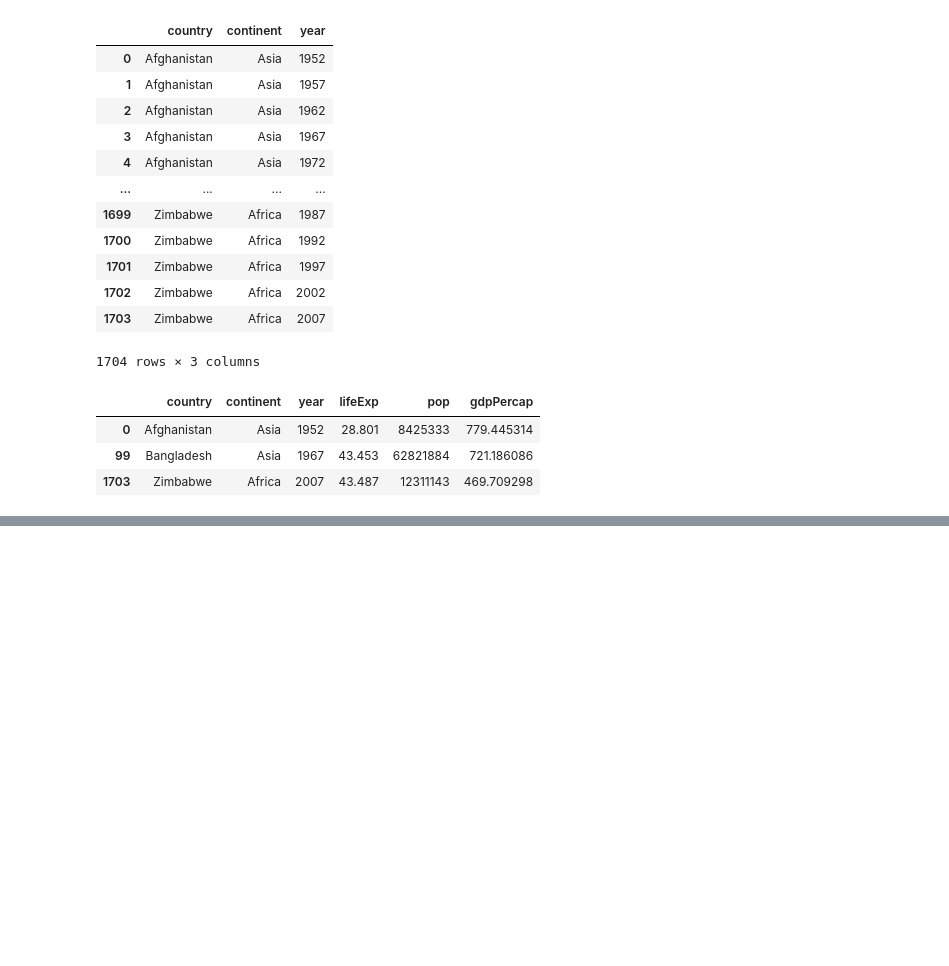
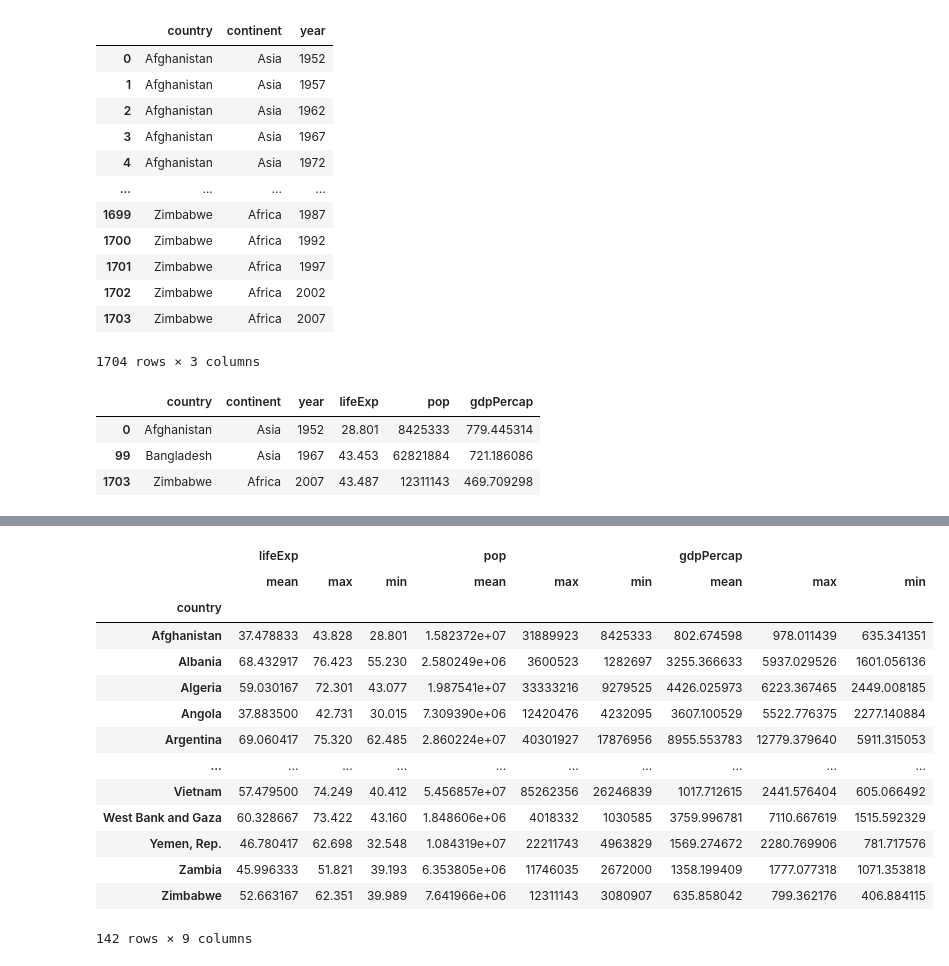
Before and after one commit to irisyshin/hipython_rep, a Jupyter notebook: 13_데이터프레임연습.ipynb, the cells around one changed output, grey strips where cells are left out. Saved outputs shown, nothing was run; the diff lists cells and outputs as text; code cells hidden in the pictures; blank space fills up the shorter version.

```diff
--- a/13_데이터프레임연습.ipynb
+++ b/13_데이터프레임연습.ipynb
@@ -70,0 +271,28 @@ df1.iloc[[0,99,-1]]
+# %%
+#country, continent, year 집계가능 속성
+#mean, max, min
+
+# 집계 가능 속성들
+#df[['col1', 'col2']].agg(['함수1', '함수2', ...])
+
+df1[['lifeExp','pop','gdpPercap']].agg(['mean','max','min'])
+gb_contry = df1.groupby('country')[['lifeExp','pop','gdpPercap']].agg(['mean','max','min'])
+gb_continent = df1.groupby('continent')[['lifeExp','pop','gdpPercap']].agg(['mean','max','min'])
+gb_year = df1.groupby('year')[['lifeExp','pop','gdpPercap']].agg(['mean','max','min'])
+gb_contry
+# %% [output]
+|  | lifeExp |  |  | pop |  |  | gdpPercap |  |  |
+|  | mean | max | min | mean | max | min | mean | max | min |
+| country |  |  |  |  |  |  |  |  |  |
+| Afghanistan | 37.478833 | 43.828 | 28.801 | 1.582372e+07 | 31889923 | 8425333 | 802.674598 | 978.011439 | 635.341351 |
+| Albania | 68.432917 | 76.423 | 55.230 | 2.580249e+06 | 3600523 | 1282697 | 3255.366633 | 5937.029526 | 1601.056136 |
+| Algeria | 59.030167 | 72.301 | 43.077 | 1.987541e+07 | 33333216 | 9279525 | 4426.025973 | 6223.367465 | 2449.008185 |
+| Angola | 37.883500 | 42.731 | 30.015 | 7.309390e+06 | 12420476 | 4232095 | 3607.100529 | 5522.776375 | 2277.140884 |
+| Argentina | 69.060417 | 75.320 | 62.485 | 2.860224e+07 | 40301927 | 17876956 | 8955.553783 | 12779.379640 | 5911.315053 |
+| ... | ... | ... | ... | ... | ... | ... | ... | ... | ... |
+| Vietnam | 57.479500 | 74.249 | 40.412 | 5.456857e+07 | 85262356 | 26246839 | 1017.712615 | 2441.576404 | 605.066492 |
+| West Bank and Gaza | 60.328667 | 73.422 | 43.160 | 1.848606e+06 | 4018332 | 1030585 | 3759.996781 | 7110.667619 | 1515.592329 |
+| Yemen, Rep. | 46.780417 | 62.698 | 32.548 | 1.084319e+07 | 22211743 | 4963829 | 1569.274672 | 2280.769906 | 781.717576 |
+| Zambia | 45.996333 | 51.821 | 39.193 | 6.353805e+06 | 11746035 | 2672000 | 1358.199409 | 1777.077318 | 1071.353818 |
+| Zimbabwe | 52.663167 | 62.351 | 39.989 | 7.641966e+06 | 12311143 | 3080907 | 635.858042 | 799.362176 | 406.884115 |
+142 rows × 9 columns
```
Also changed, not shown: parts of 20 cells of this notebook, 11 other files.
